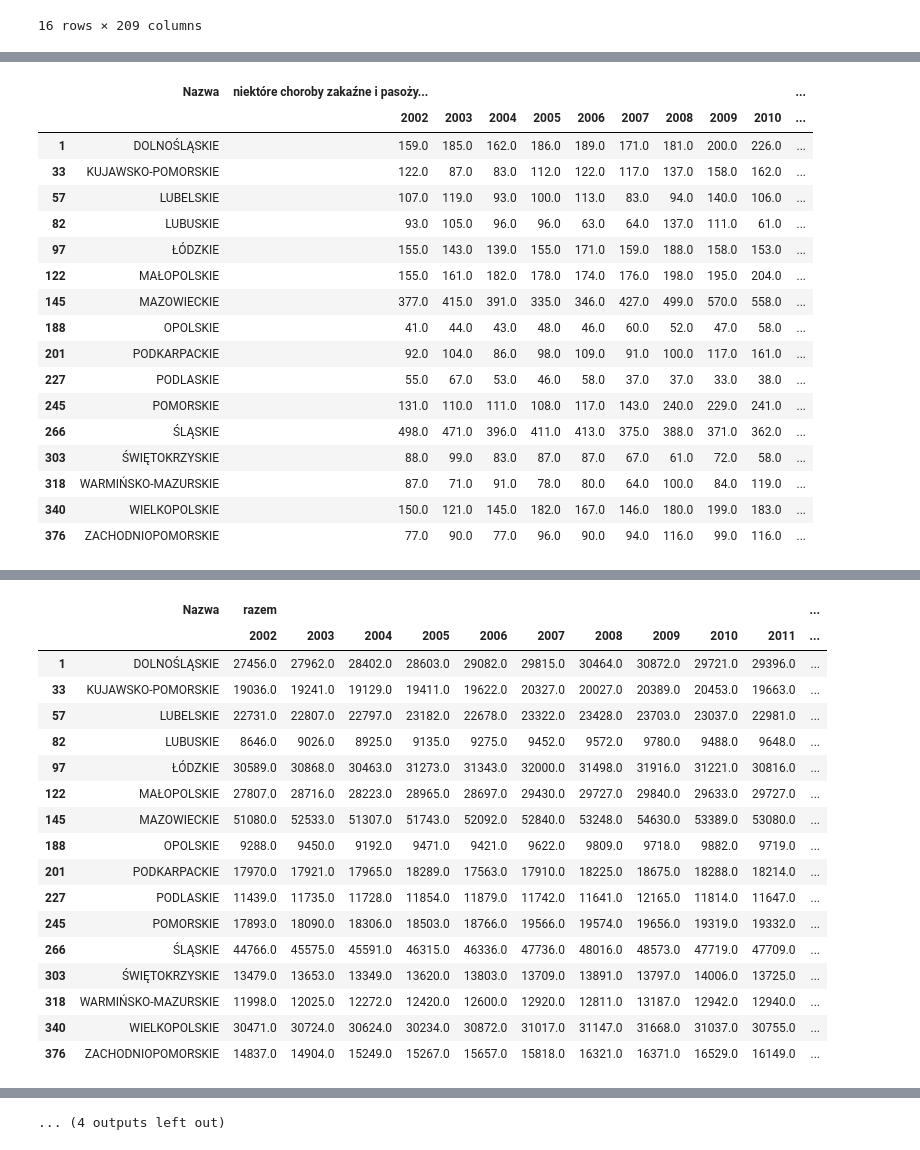
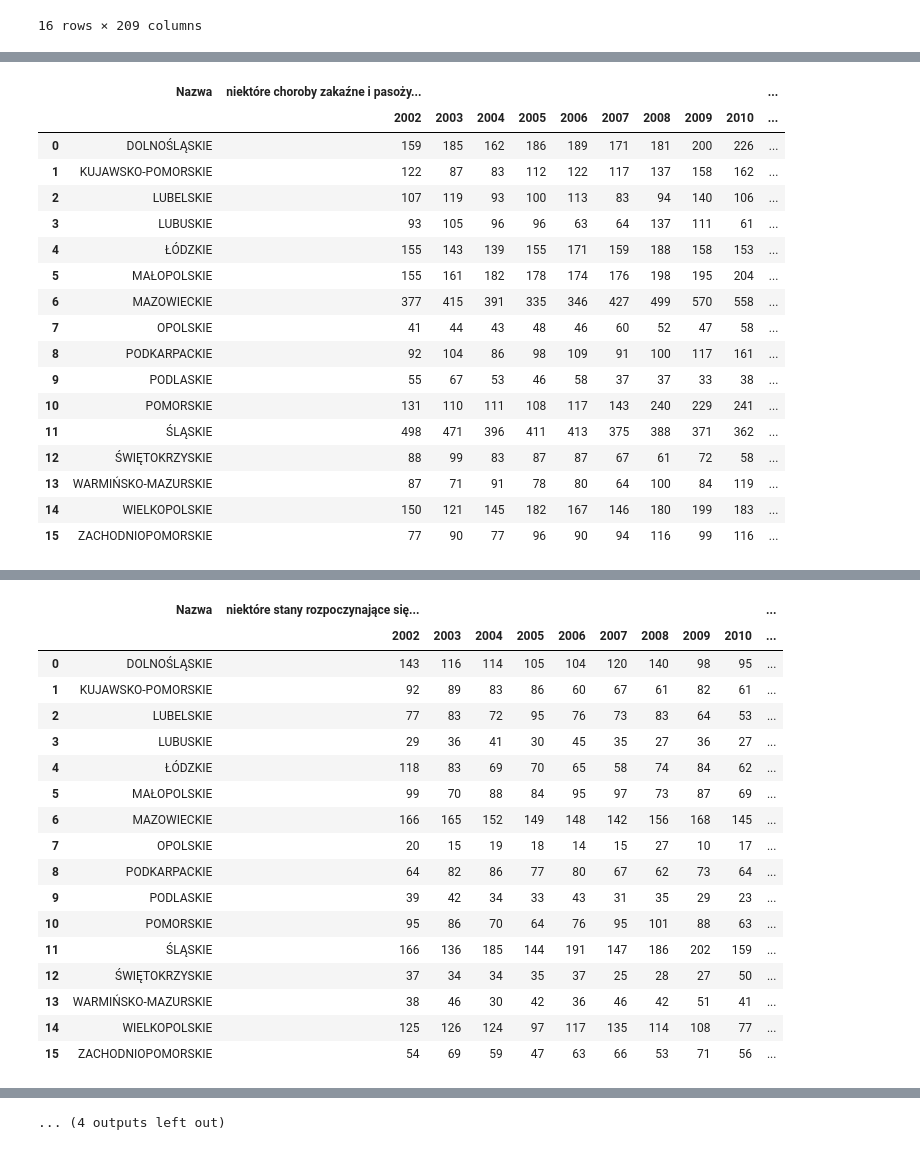
Before and after one commit to Aszlas545/ADP, a Jupyter notebook: project.ipynb, the cells around one changed output, grey strips where cells are left out. Cells and saved outputs as stored; diff of their text form; code cells hidden in the pictures.

Commit message:
data converted from float to int, renamed dataframe death columns to proper names, dropped columns from województwa, change names so dataframes can be joined properly

```diff
--- a/project.ipynb
+++ b/project.ipynb
@@ -101,12 +143,14 @@ Datum: World Geodetic System 1984 ensemble
 columns = ['region', 'total']
 births_df = pd.read_csv('uro_2002.csv', delimiter=',', usecols=columns)
 births_df['region'] = births_df['region'].str.replace(' ', '')
+births_df['total'] = births_df['total'].astype(int)
 births_df.rename(columns={'total': 2002}, inplace=True)
 
 year = 2003
 while year <= 2014:
     filename = 'uro_' + str(year) + '.csv'
     births_df[year] = pd.read_csv(filename, delimiter=',', usecols=['total'])
+    births_df[year] = births_df[year].astype(int)
     year += 1
 
 display(births_df)
@@ -141,8 +187,10 @@ columns_to_drop = [col for col in deaths_df.columns if string_to_check in col]
 deaths_df = deaths_df.drop(columns=columns_to_drop)
 
 for col in deaths_df.columns:
-    str = col.replace(';[-]', '')
-    deaths_df = deaths_df.rename(columns={col: str})
+    if col == 'Nazwa':
+        continue
+    name = col.replace(';[-]', '')
+    deaths_df = deaths_df.rename(columns={col: name})
 
 deaths_df = deaths_df[deaths_df['Nazwa'].isin(births_df['region'])]
 display(deaths_df)
@@ -172,14 +222,14 @@ for col in deaths_df.columns:
 death_causes = set(death_causes)
 death_causes.remove('Nazwa')
 
-dataframes = []
 cause_dict = {}
 for cause in death_causes:
     selected_columns = [col for col in deaths_df.columns if cause in col]
     df = deaths_df[selected_columns]
     df.columns = df.columns.str.split(';', n=2, expand=True)
+    df = df.astype(int)
     df.insert(0, 'Nazwa', deaths_df['Nazwa'])
-    dataframes.append(df)
+    df.reset_index(inplace=True, drop=True)
     dict = {df.columns[1][0]: df}
     cause_dict.update(dict)
 
@@ -188,19 +238,19 @@ for key, value in cause_dict.items():
 # %% [output]
 |  | Nazwa | niektóre choroby zakaźne i pasoży... |  |  |  |  |  |  |  |  | ... |
 |  |  | 2002 | 2003 | 2004 | 2005 | 2006 | 2007 | 2008 | 2009 | 2010 | ... |
-| 1 | DOLNOŚLĄSKIE | 159.0 | 185.0 | 162.0 | 186.0 | 189.0 | 171.0 | 181.0 | 200.0 | 226.0 | ... |
-| 33 | KUJAWSKO-POMORSKIE | 122.0 | 87.0 | 83.0 | 112.0 | 122.0 | 117.0 | 137.0 | 158.0 | 162.0 | ... |
-| 57 | LUBELSKIE | 107.0 | 119.0 | 93.0 | 100.0 | 113.0 | 83.0 | 94.0 | 140.0 | 106.0 | ... |
-| 82 | LUBUSKIE | 93.0 | 105.0 | 96.0 | 96.0 | 63.0 | 64.0 | 137.0 | 111.0 | 61.0 | ... |
-| 97 | ŁÓDZKIE | 155.0 | 143.0 | 139.0 | 155.0 | 171.0 | 159.0 | 188.0 | 158.0 | 153.0 | ... |
-| 122 | MAŁOPOLSKIE | 155.0 | 161.0 | 182.0 | 178.0 | 174.0 | 176.0 | 198.0 | 195.0 | 204.0 | ... |
-| 145 | MAZOWIECKIE | 377.0 | 415.0 | 391.0 | 335.0 | 346.0 | 427.0 | 499.0 | 570.0 | 558.0 | ... |
-| 188 | OPOLSKIE | 41.0 | 44.0 | 43.0 | 48.0 | 46.0 | 60.0 | 52.0 | 47.0 | 58.0 | ... |
-| 201 | PODKARPACKIE | 92.0 | 104.0 | 86.0 | 98.0 | 109.0 | 91.0 | 100.0 | 117.0 | 161.0 | ... |
-| 227 | PODLASKIE | 55.0 | 67.0 | 53.0 | 46.0 | 58.0 | 37.0 | 37.0 | 33.0 | 38.0 | ... |
-| 245 | POMORSKIE | 131.0 | 110.0 | 111.0 | 108.0 | 117.0 | 143.0 | 240.0 | 229.0 | 241.0 | ... |
-| 266 | ŚLĄSKIE | 498.0 | 471.0 | 396.0 | 411.0 | 413.0 | 375.0 | 388.0 | 371.0 | 362.0 | ... |
-| 303 | ŚWIĘTOKRZYSKIE | 88.0 | 99.0 | 83.0 | 87.0 | 87.0 | 67.0 | 61.0 | 72.0 | 58.0 | ... |
-| 318 | WARMIŃSKO-MAZURSKIE | 87.0 | 71.0 | 91.0 | 78.0 | 80.0 | 64.0 | 100.0 | 84.0 | 119.0 | ... |
-| 340 | WIELKOPOLSKIE | 150.0 | 121.0 | 145.0 | 182.0 | 167.0 | 146.0 | 180.0 | 199.0 | 183.0 | ... |
-| 376 | ZACHODNIOPOMORSKIE | 77.0 | 90.0 | 77.0 | 96.0 | 90.0 | 94.0 | 116.0 | 99.0 | 116.0 | ... |
+| 0 | DOLNOŚLĄSKIE | 159 | 185 | 162 | 186 | 189 | 171 | 181 | 200 | 226 | ... |
+| 1 | KUJAWSKO-POMORSKIE | 122 | 87 | 83 | 112 | 122 | 117 | 137 | 158 | 162 | ... |
+| 2 | LUBELSKIE | 107 | 119 | 93 | 100 | 113 | 83 | 94 | 140 | 106 | ... |
+| 3 | LUBUSKIE | 93 | 105 | 96 | 96 | 63 | 64 | 137 | 111 | 61 | ... |
+| 4 | ŁÓDZKIE | 155 | 143 | 139 | 155 | 171 | 159 | 188 | 158 | 153 | ... |
+| 5 | MAŁOPOLSKIE | 155 | 161 | 182 | 178 | 174 | 176 | 198 | 195 | 204 | ... |
+| 6 | MAZOWIECKIE | 377 | 415 | 391 | 335 | 346 | 427 | 499 | 570 | 558 | ... |
+| 7 | OPOLSKIE | 41 | 44 | 43 | 48 | 46 | 60 | 52 | 47 | 58 | ... |
+| 8 | PODKARPACKIE | 92 | 104 | 86 | 98 | 109 | 91 | 100 | 117 | 161 | ... |
+| 9 | PODLASKIE | 55 | 67 | 53 | 46 | 58 | 37 | 37 | 33 | 38 | ... |
+| 10 | POMORSKIE | 131 | 110 | 111 | 108 | 117 | 143 | 240 | 229 | 241 | ... |
+| 11 | ŚLĄSKIE | 498 | 471 | 396 | 411 | 413 | 375 | 388 | 371 | 362 | ... |
+| 12 | ŚWIĘTOKRZYSKIE | 88 | 99 | 83 | 87 | 87 | 67 | 61 | 72 | 58 | ... |
+| 13 | WARMIŃSKO-MAZURSKIE | 87 | 71 | 91 | 78 | 80 | 64 | 100 | 84 | 119 | ... |
+| 14 | WIELKOPOLSKIE | 150 | 121 | 145 | 182 | 167 | 146 | 180 | 199 | 183 | ... |
+| 15 | ZACHODNIOPOMORSKIE | 77 | 90 | 77 | 96 | 90 | 94 | 116 | 99 | 116 | ... |
@@ -279,18 +329,18 @@ for key, value in cause_dict.items():
-|  | Nazwa | razem |  |  |  |  |  |  |  |  |  | ... |
-|  |  | 2002 | 2003 | 2004 | 2005 | 2006 | 2007 | 2008 | 2009 | 2010 | 2011 | ... |
-| 1 | DOLNOŚLĄSKIE | 27456.0 | 27962.0 | 28402.0 | 28603.0 | 29082.0 | 29815.0 | 30464.0 | 30872.0 | 29721.0 | 29396.0 | ... |
-| 33 | KUJAWSKO-POMORSKIE | 19036.0 | 19241.0 | 19129.0 | 19411.0 | 19622.0 | 20327.0 | 20027.0 | 20389.0 | 20453.0 | 19663.0 | ... |
-| 57 | LUBELSKIE | 22731.0 | 22807.0 | 22797.0 | 23182.0 | 22678.0 | 23322.0 | 23428.0 | 23703.0 | 23037.0 | 22981.0 | ... |
-| 82 | LUBUSKIE | 8646.0 | 9026.0 | 8925.0 | 9135.0 | 9275.0 | 9452.0 | 9572.0 | 9780.0 | 9488.0 | 9648.0 | ... |
-| 97 | ŁÓDZKIE | 30589.0 | 30868.0 | 30463.0 | 31273.0 | 31343.0 | 32000.0 | 31498.0 | 31916.0 | 31221.0 | 30816.0 | ... |
-| 122 | MAŁOPOLSKIE | 27807.0 | 28716.0 | 28223.0 | 28965.0 | 28697.0 | 29430.0 | 29727.0 | 29840.0 | 29633.0 | 29727.0 | ... |
-| 145 | MAZOWIECKIE | 51080.0 | 52533.0 | 51307.0 | 51743.0 | 52092.0 | 52840.0 | 53248.0 | 54630.0 | 53389.0 | 53080.0 | ... |
-| 188 | OPOLSKIE | 9288.0 | 9450.0 | 9192.0 | 9471.0 | 9421.0 | 9622.0 | 9809.0 | 9718.0 | 9882.0 | 9719.0 | ... |
-| 201 | PODKARPACKIE | 17970.0 | 17921.0 | 17965.0 | 18289.0 | 17563.0 | 17910.0 | 18225.0 | 18675.0 | 18288.0 | 18214.0 | ... |
-| 227 | PODLASKIE | 11439.0 | 11735.0 | 11728.0 | 11854.0 | 11879.0 | 11742.0 | 11641.0 | 12165.0 | 11814.0 | 11647.0 | ... |
-| 245 | POMORSKIE | 17893.0 | 18090.0 | 18306.0 | 18503.0 | 18766.0 | 19566.0 | 19574.0 | 19656.0 | 19319.0 | 19332.0 | ... |
-| 266 | ŚLĄSKIE | 44766.0 | 45575.0 | 45591.0 | 46315.0 | 46336.0 | 47736.0 | 48016.0 | 48573.0 | 47719.0 | 47709.0 | ... |
-| 303 | ŚWIĘTOKRZYSKIE | 13479.0 | 13653.0 | 13349.0 | 13620.0 | 13803.0 | 13709.0 | 13891.0 | 13797.0 | 14006.0 | 13725.0 | ... |
-| 318 | WARMIŃSKO-MAZURSKIE | 11998.0 | 12025.0 | 12272.0 | 12420.0 | 12600.0 | 12920.0 | 12811.0 | 13187.0 | 12942.0 | 12940.0 | ... |
-| 340 | WIELKOPOLSKIE | 30471.0 | 30724.0 | 30624.0 | 30234.0 | 30872.0 | 31017.0 | 31147.0 | 31668.0 | 31037.0 | 30755.0 | ... |
-| 376 | ZACHODNIOPOMORSKIE | 14837.0 | 14904.0 | 15249.0 | 15267.0 | 15657.0 | 15818.0 | 16321.0 | 16371.0 | 16529.0 | 16149.0 | ... |
+|  | Nazwa | niektóre stany rozpoczynające się... |  |  |  |  |  |  |  |  | ... |
+|  |  | 2002 | 2003 | 2004 | 2005 | 2006 | 2007 | 2008 | 2009 | 2010 | ... |
+| 0 | DOLNOŚLĄSKIE | 143 | 116 | 114 | 105 | 104 | 120 | 140 | 98 | 95 | ... |
+| 1 | KUJAWSKO-POMORSKIE | 92 | 89 | 83 | 86 | 60 | 67 | 61 | 82 | 61 | ... |
+| 2 | LUBELSKIE | 77 | 83 | 72 | 95 | 76 | 73 | 83 | 64 | 53 | ... |
+| 3 | LUBUSKIE | 29 | 36 | 41 | 30 | 45 | 35 | 27 | 36 | 27 | ... |
+| 4 | ŁÓDZKIE | 118 | 83 | 69 | 70 | 65 | 58 | 74 | 84 | 62 | ... |
+| 5 | MAŁOPOLSKIE | 99 | 70 | 88 | 84 | 95 | 97 | 73 | 87 | 69 | ... |
+| 6 | MAZOWIECKIE | 166 | 165 | 152 | 149 | 148 | 142 | 156 | 168 | 145 | ... |
+| 7 | OPOLSKIE | 20 | 15 | 19 | 18 | 14 | 15 | 27 | 10 | 17 | ... |
+| 8 | PODKARPACKIE | 64 | 82 | 86 | 77 | 80 | 67 | 62 | 73 | 64 | ... |
+| 9 | PODLASKIE | 39 | 42 | 34 | 33 | 43 | 31 | 35 | 29 | 23 | ... |
+| 10 | POMORSKIE | 95 | 86 | 70 | 64 | 76 | 95 | 101 | 88 | 63 | ... |
+| 11 | ŚLĄSKIE | 166 | 136 | 185 | 144 | 191 | 147 | 186 | 202 | 159 | ... |
+| 12 | ŚWIĘTOKRZYSKIE | 37 | 34 | 34 | 35 | 37 | 25 | 28 | 27 | 50 | ... |
+| 13 | WARMIŃSKO-MAZURSKIE | 38 | 46 | 30 | 42 | 36 | 46 | 42 | 51 | 41 | ... |
+| 14 | WIELKOPOLSKIE | 125 | 126 | 124 | 97 | 117 | 135 | 114 | 108 | 77 | ... |
+| 15 | ZACHODNIOPOMORSKIE | 54 | 69 | 59 | 47 | 63 | 66 | 53 | 71 | 56 | ... |
```
Also changed, not shown: parts of 25 cells of this notebook.
